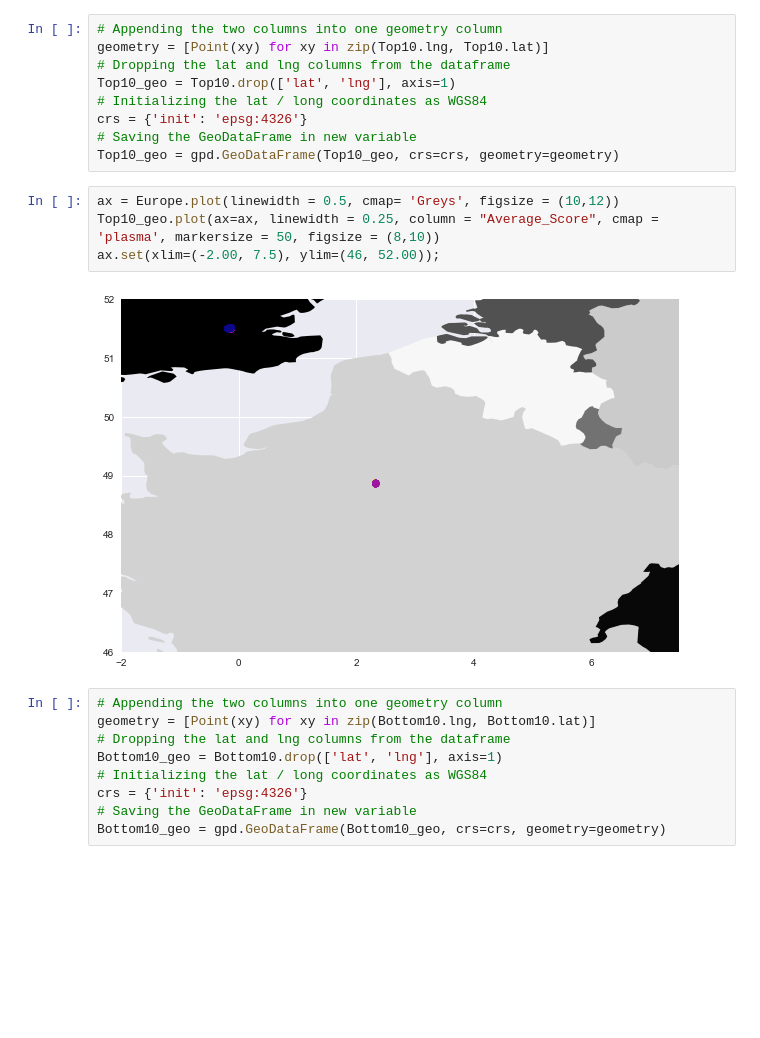
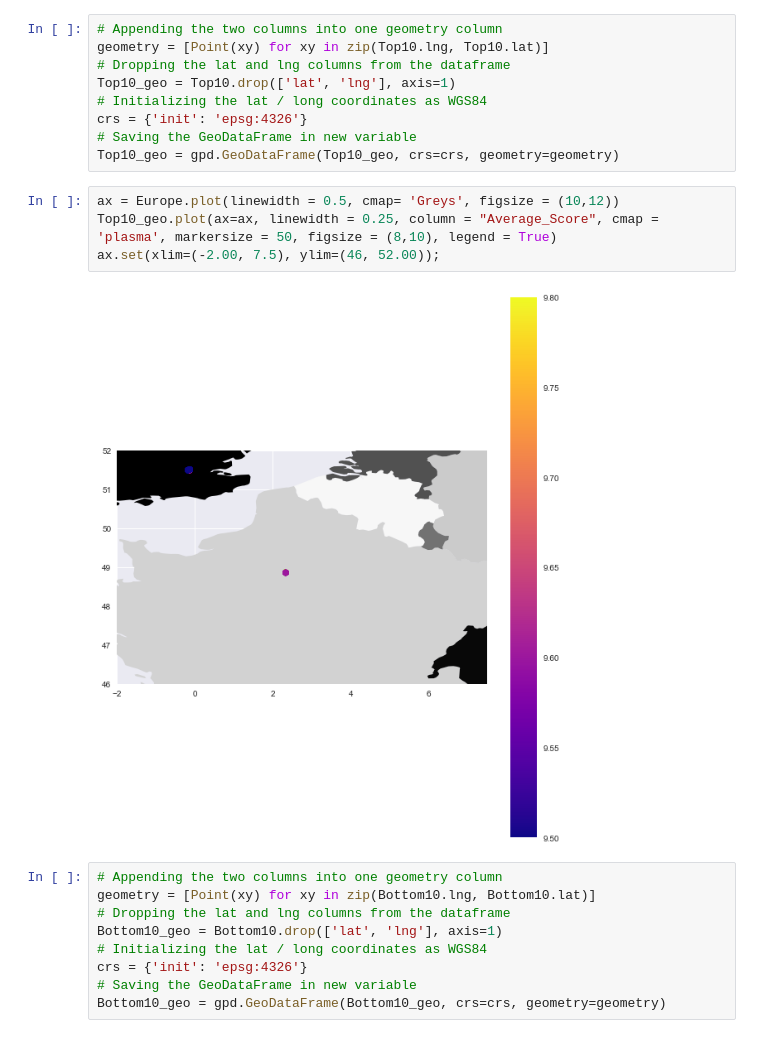
Before and after one commit to nhamler/MIS_665_Project, a Jupyter notebook: Project MIS 665 - Vacation to Europe made easier by Data Science.ipynb, the cells around one changed output. Cells and saved outputs as stored; diff of their text form; blank space fills up the shorter version.

```diff
--- a/Project MIS 665 - Vacation to Europe made easier by Data Science.ipynb
+++ b/Project MIS 665 - Vacation to Europe made easier by Data Science.ipynb
@@ -256,10 +256,10 @@ crs = {'init': 'epsg:4326'}
 Top10_geo = gpd.GeoDataFrame(Top10_geo, crs=crs, geometry=geometry)
 # %%
 ax = Europe.plot(linewidth = 0.5, cmap= 'Greys', figsize = (10,12))
-Top10_geo.plot(ax=ax, linewidth = 0.25, column = "Average_Score", cmap = 'plasma', markersize = 50, figsize = (8,10))
+Top10_geo.plot(ax=ax, linewidth = 0.25, column = "Average_Score", cmap = 'plasma', markersize = 50, figsize = (8,10), legend = True)
 ax.set(xlim=(-2.00, 7.5), ylim=(46, 52.00));
 # %% [output]
-[figure, old version]
+[figure, new version]
 # %%
 # Appending the two columns into one geometry column
 geometry = [Point(xy) for xy in zip(Bottom10.lng, Bottom10.lat)]
```
Also changed, not shown: parts of 9 cells of this notebook.
